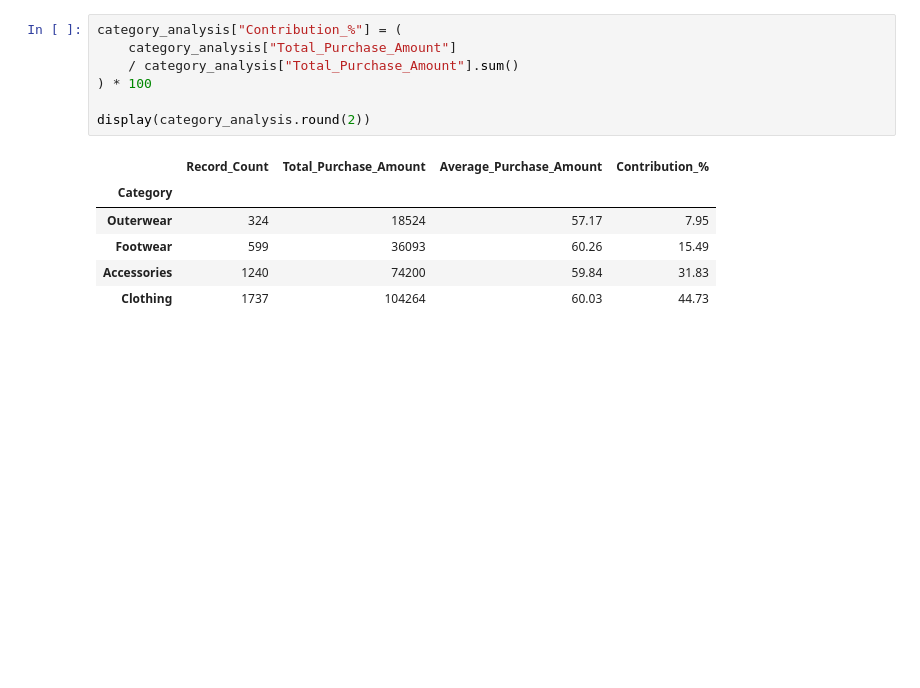
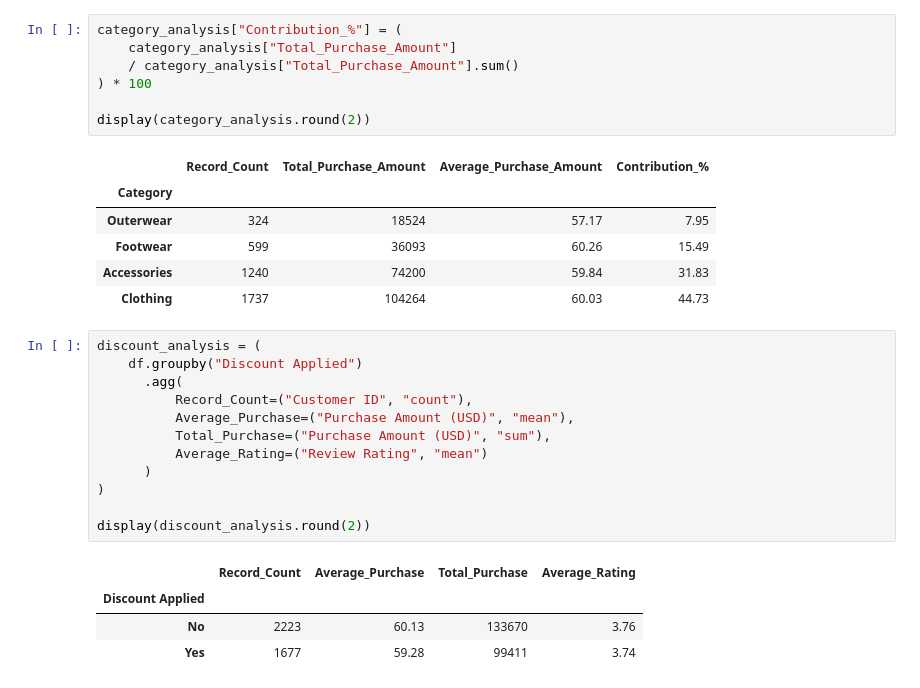
Before and after one commit to Aryan04hub/retail-customer-behavior-analysis, a Jupyter notebook: notebooks/01_data_understanding.ipynb, the cells around one changed output. Drawn from its saved outputs; the diff is of its cells as text; blank space fills up the shorter version.

Commit message:
Analyze discount behavior and purchase amounts

```diff
--- a/notebooks/01_data_understanding.ipynb
+++ b/notebooks/01_data_understanding.ipynb
@@ -233,3 +233,20 @@ display(category_analysis.round(2))
 | Footwear | 599 | 36093 | 60.26 | 15.49 |
 | Accessories | 1240 | 74200 | 59.84 | 31.83 |
 | Clothing | 1737 | 104264 | 60.03 | 44.73 |
+# %%
+discount_analysis = (
+    df.groupby("Discount Applied")
+      .agg(
+          Record_Count=("Customer ID", "count"),
+          Average_Purchase=("Purchase Amount (USD)", "mean"),
+          Total_Purchase=("Purchase Amount (USD)", "sum"),
+          Average_Rating=("Review Rating", "mean")
+      )
+)
+
+display(discount_analysis.round(2))
+# %% [output]
+|  | Record_Count | Average_Purchase | Total_Purchase | Average_Rating |
+| Discount Applied |  |  |  |  |
+| No | 2223 | 60.13 | 133670 | 3.76 |
+| Yes | 1677 | 59.28 | 99411 | 3.74 |
```
Also changed, not shown: parts of 1 cell of this notebook.
